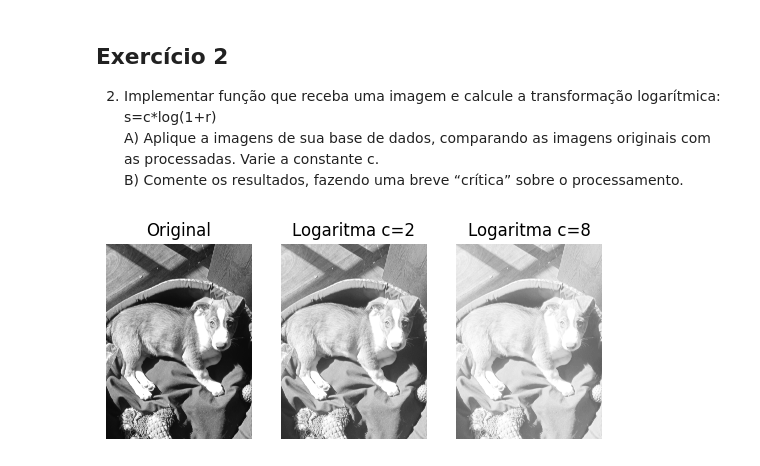
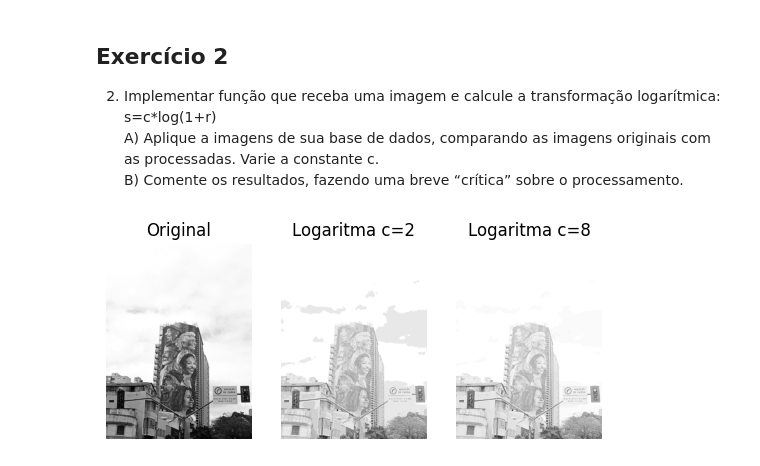
Before and after one commit to JoaoMMenezes/Processamento-Digital-de-Imagens, a Jupyter notebook: exercise_0.ipynb, the cells around one changed output. Saved outputs shown, nothing was run; the diff lists cells and outputs as text; code cells hidden in the pictures.

Commit message:
fix log transform

```diff
--- a/exercise_0.ipynb
+++ b/exercise_0.ipynb
@@ -7,6 +8,6 @@ import matplotlib.pyplot as plt
 # %%
 # Leitura de uma imagem colorida
-foto = cv2.imread('pipo.jpg')
+foto = cv2.imread('kafka.jpg')
 
 # Exibição da imagem original
 plt.subplot(1,2,1)
@@ -58,26 +59,34 @@ s=c*log(1+r)
 processadas. Varie a constante c.
 <br>B) Comente os resultados, fazendo uma breve “crítica” sobre o processamento.
 # %%
+# Função para transformação logaritmica
+def transformacao_logaritmica(imagem, c):
+    imagem_transformada = c * np.log(1 + imagem)
+    # Normalizar os valores para o intervalo [0, 255]
+    imagem_transformada = np.clip(imagem_transformada, 0, 255).astype(np.uint8)
+    return imagem_transformada
+
 # Imagem original em escala de cinza
 plt.subplot(1, 3, 1)
 plt.title('Original')
 plt.imshow(foto2, cmap='gray')
 plt.axis('off')
 
-# Imagem tratada
+# Imagem tratada com c=2
+c = 2
+foto_logarithm = transformacao_logaritmica(foto2, c)
 plt.subplot(1, 3, 2)
 plt.title('Logaritma c=2')
-c = 2
-foto_logarithm = 255 * (foto2/255)**(1/c)
 plt.imshow(foto_logarithm, cmap='gray')
 plt.axis('off')
 
+# Imagem tratada com c=8
+c = 8
+foto_logarithm = transformacao_logaritmica(foto2, c)
 plt.subplot(1, 3, 3)
 plt.title('Logaritma c=8')
-c = 8
-foto_logarithm = 255 * (foto2/255)**(1/c)
 plt.imshow(foto_logarithm, cmap='gray')
 plt.axis('off')
 plt.show()
 # %% [output]
-[figure, old version]
+[figure, new version]
```
Also changed, not shown: parts of 3 cells of this notebook.
